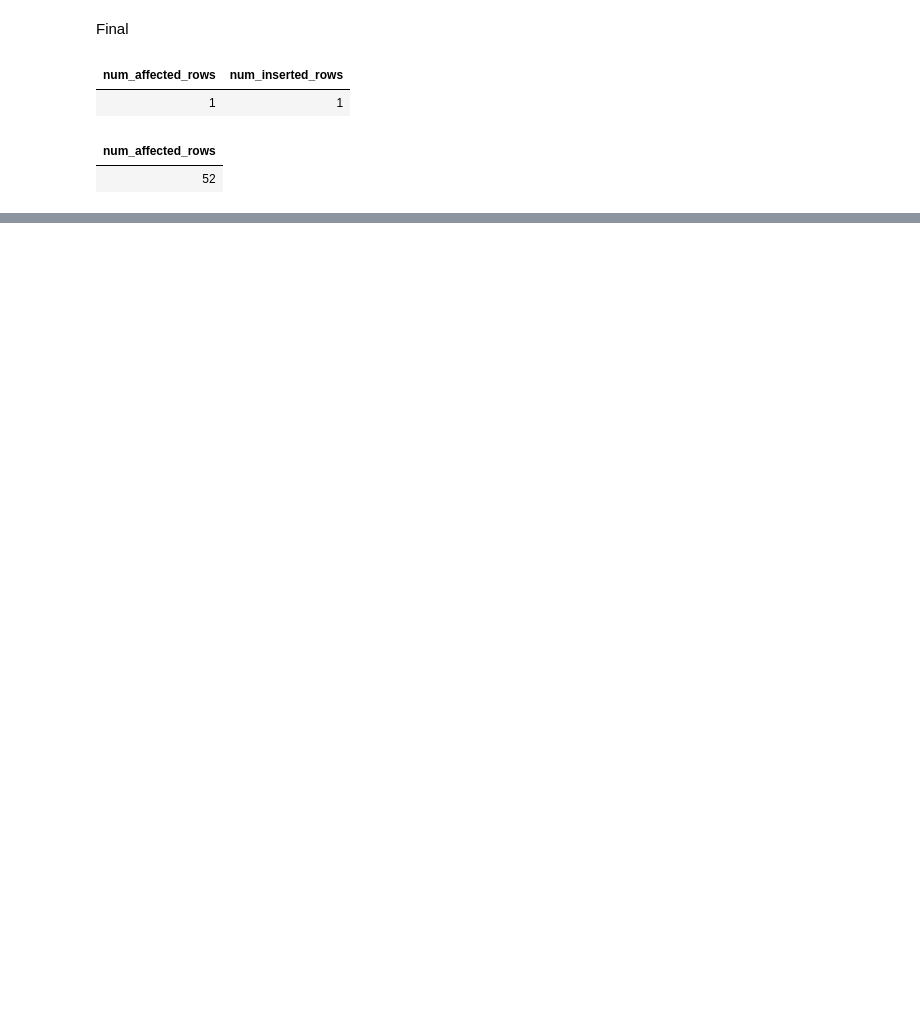
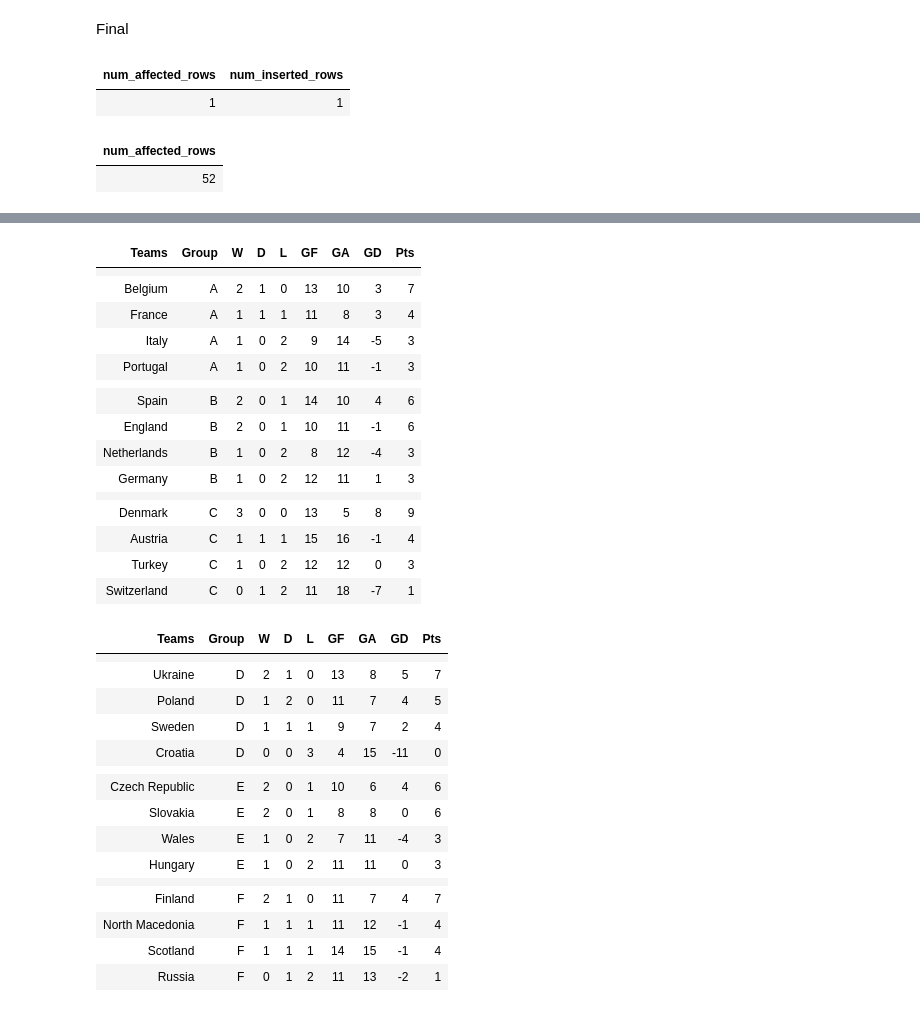
Before and after one commit to cezanekarki/Bootcamp-Tasks, a Jupyter notebook: Eurocup Task/Eurocup.ipynb, the cells around one changed output, grey strips where cells are left out. Saved outputs shown, nothing was run; the diff lists cells and outputs as text; code cells hidden in the pictures; blank space fills up the shorter version.

```diff
--- a/Eurocup Task/Eurocup.ipynb
+++ b/Eurocup Task/Eurocup.ipynb
@@ -828,0 +978,47 @@ select * from matches order by MatchId;
+# %%
+%python
+#Table information for the Group A,B,C
+left_table = pd.DataFrame(columns=['Teams','Group','W','D','L','GF','GA','GD','Pts'])
+left_table = pd.concat([left_table, pd.DataFrame([blank_row])], ignore_index=True)
+left_table = pd.concat([left_table, visualization_with_space.iloc[:half_table_index]]).reset_index(drop=True)
+
+#Table information for the group C,D,E
+right_table = pd.DataFrame(columns=['Teams','Group','W','D','L','GF','GA','GD','Pts'])
+right_table = pd.concat([right_table, visualization_with_space.iloc[half_table_index +1:]]).reset_index(drop=True)
+right_table = pd.concat([pd.DataFrame([blank_row]), right_table], ignore_index=True)
+
+display(left_table)
+display(right_table)
+# %% [output]
+| Teams | Group | W | D | L | GF | GA | GD | Pts |
+|  |  |  |  |  |  |  |  |  |
+| Belgium | A | 2 | 1 | 0 | 13 | 10 | 3 | 7 |
+| France | A | 1 | 1 | 1 | 11 | 8 | 3 | 4 |
+| Italy | A | 1 | 0 | 2 | 9 | 14 | -5 | 3 |
+| Portugal | A | 1 | 0 | 2 | 10 | 11 | -1 | 3 |
+|  |  |  |  |  |  |  |  |  |
+| Spain | B | 2 | 0 | 1 | 14 | 10 | 4 | 6 |
+| England | B | 2 | 0 | 1 | 10 | 11 | -1 | 6 |
+| Netherlands | B | 1 | 0 | 2 | 8 | 12 | -4 | 3 |
+| Germany | B | 1 | 0 | 2 | 12 | 11 | 1 | 3 |
+|  |  |  |  |  |  |  |  |  |
+| Denmark | C | 3 | 0 | 0 | 13 | 5 | 8 | 9 |
+| Austria | C | 1 | 1 | 1 | 15 | 16 | -1 | 4 |
+| Turkey | C | 1 | 0 | 2 | 12 | 12 | 0 | 3 |
+| Switzerland | C | 0 | 1 | 2 | 11 | 18 | -7 | 1 |
+| Teams | Group | W | D | L | GF | GA | GD | Pts |
+|  |  |  |  |  |  |  |  |  |
+| Ukraine | D | 2 | 1 | 0 | 13 | 8 | 5 | 7 |
+| Poland | D | 1 | 2 | 0 | 11 | 7 | 4 | 5 |
+| Sweden | D | 1 | 1 | 1 | 9 | 7 | 2 | 4 |
+| Croatia | D | 0 | 0 | 3 | 4 | 15 | -11 | 0 |
+|  |  |  |  |  |  |  |  |  |
+| Czech Republic | E | 2 | 0 | 1 | 10 | 6 | 4 | 6 |
+| Slovakia | E | 2 | 0 | 1 | 8 | 8 | 0 | 6 |
+| Wales | E | 1 | 0 | 2 | 7 | 11 | -4 | 3 |
+| Hungary | E | 1 | 0 | 2 | 11 | 11 | 0 | 3 |
+|  |  |  |  |  |  |  |  |  |
+| Finland | F | 2 | 1 | 0 | 11 | 7 | 4 | 7 |
+| North Macedonia | F | 1 | 1 | 1 | 11 | 12 | -1 | 4 |
+| Scotland | F | 1 | 1 | 1 | 14 | 15 | -1 | 4 |
+| Russia | F | 0 | 1 | 2 | 11 | 13 | -2 | 1 |
```
Also changed, not shown: parts of 26 cells of this notebook.
